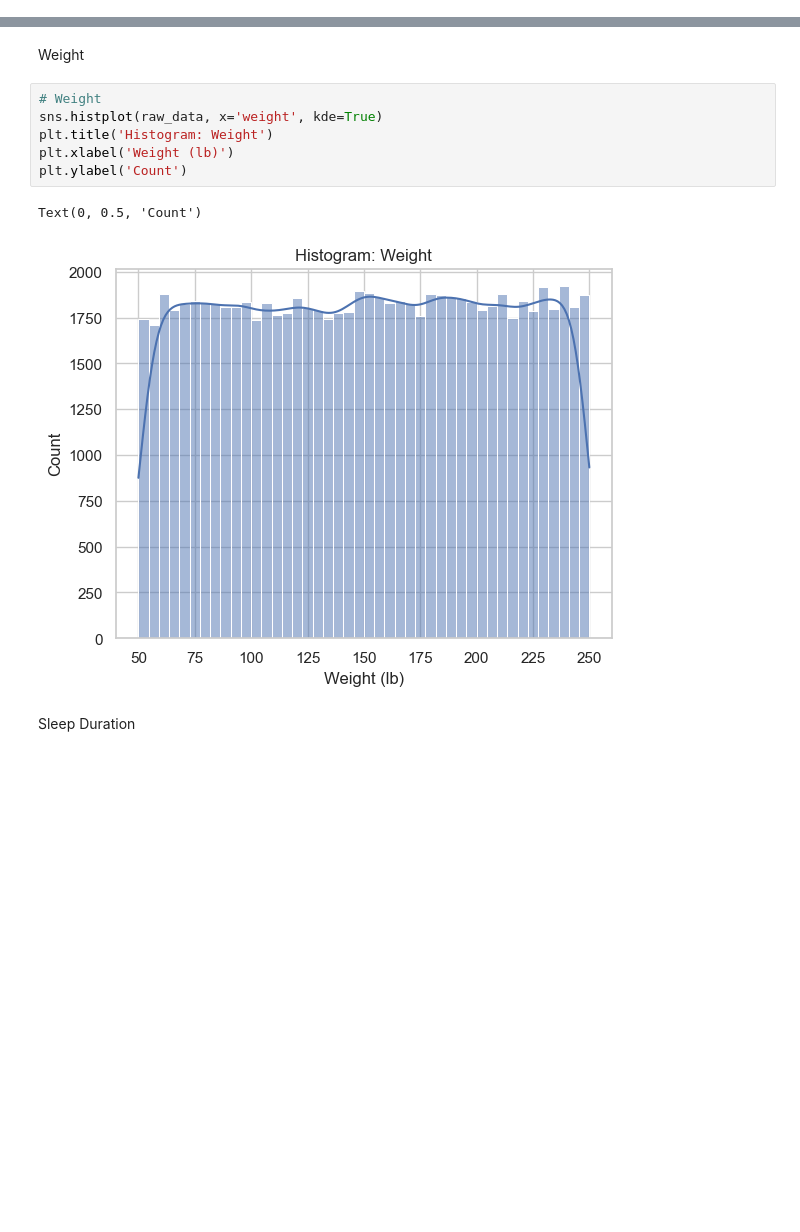
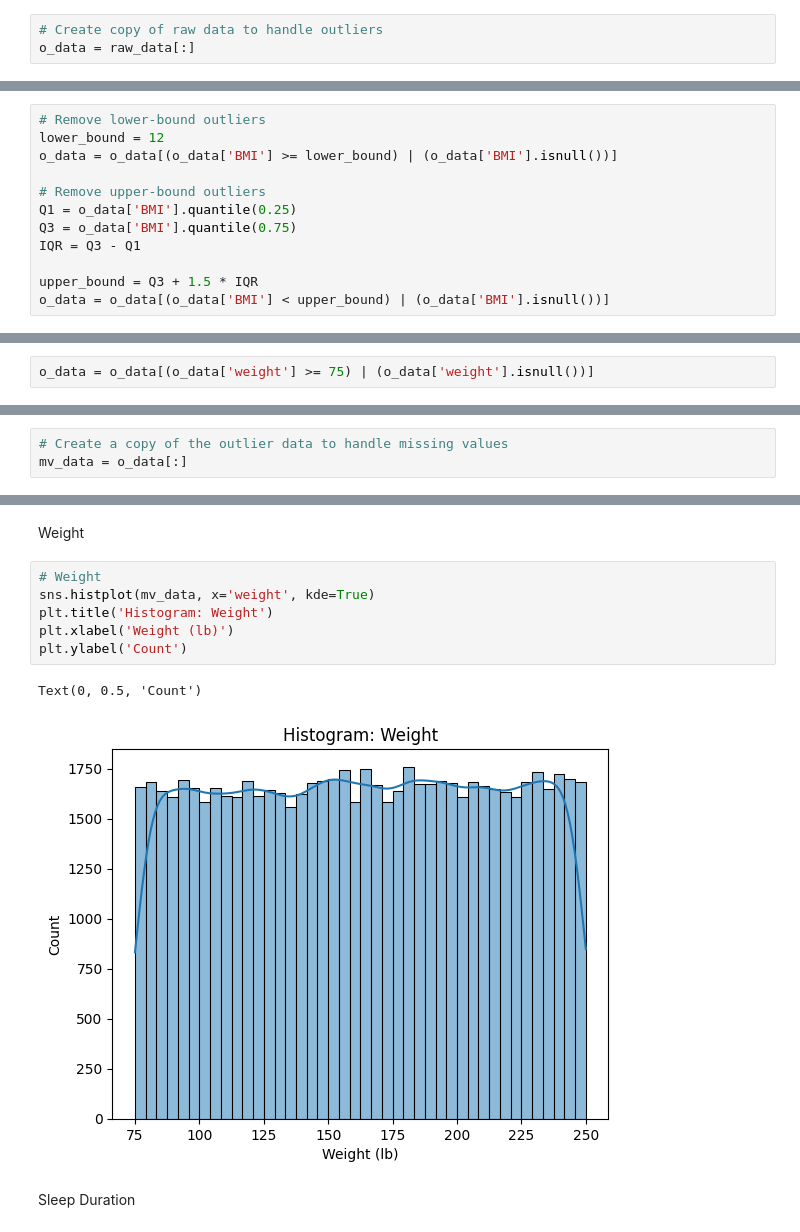
Before and after one commit to isabella-madiedo/Diabetes-Datathon, a Jupyter notebook: Code/data_cleaning.ipynb, the cells around one changed output, grey strips where cells are left out. Saved outputs shown, nothing was run; the diff lists cells and outputs as text; blank space fills up the shorter version.

Commit message:
Update data inconsistencies

```diff
--- a/Code/data_cleaning.ipynb
+++ b/Code/data_cleaning.ipynb
@@ -122,3 +122,6 @@ Numerical Variables Statistics:
+# %%
+# Create copy of raw data to handle outliers
+o_data = raw_data[:]
 # %% [markdown]
 ##### Numerical Variables
 # %% [markdown]
@@ -145,3 +170,15 @@ plt.grid(False)
+# %%
+# Remove lower-bound outliers
+lower_bound = 12
+o_data = o_data[(o_data['BMI'] >= lower_bound) | (o_data['BMI'].isnull())]
+
+# Remove upper-bound outliers
+Q1 = o_data['BMI'].quantile(0.25)
+Q3 = o_data['BMI'].quantile(0.75)
+IQR = Q3 - Q1
+
+upper_bound = Q3 + 1.5 * IQR
+o_data = o_data[(o_data['BMI'] < upper_bound) | (o_data['BMI'].isnull())]
 # %% [markdown]
 **Weight**
 # %%
@@ -155,3 +203,5 @@ plt.grid(False)
+# %%
+o_data = o_data[(o_data['weight'] >= 75) | (o_data['weight'].isnull())]
 # %% [markdown]
 **Sleep Duration**
 # %%
@@ -166,6 +262,9 @@ plt.grid(False)
 ### Handle Missing Values
 # %% [markdown]
 #### Overview
+# %%
+# Create a copy of the outlier data to handle missing values
+mv_data = o_data[:]
 # %%
 # Percentage of missing values in each column
 print('Percentage of missing values in each column:')
@@ -256,13 +355,13 @@ Text(0, 0.5, 'Count')
 Weight
 # %%
 # Weight
-sns.histplot(raw_data, x='weight', kde=True)
+sns.histplot(mv_data, x='weight', kde=True)
 plt.title('Histogram: Weight')
 plt.xlabel('Weight (lb)')
 plt.ylabel('Count')
 # %% [output]
 Text(0, 0.5, 'Count')
-[figure, old version]
+[figure, new version]
 # %% [markdown]
 Sleep Duration
 # %%
```
Also changed, not shown: parts of 31 cells of this notebook.
